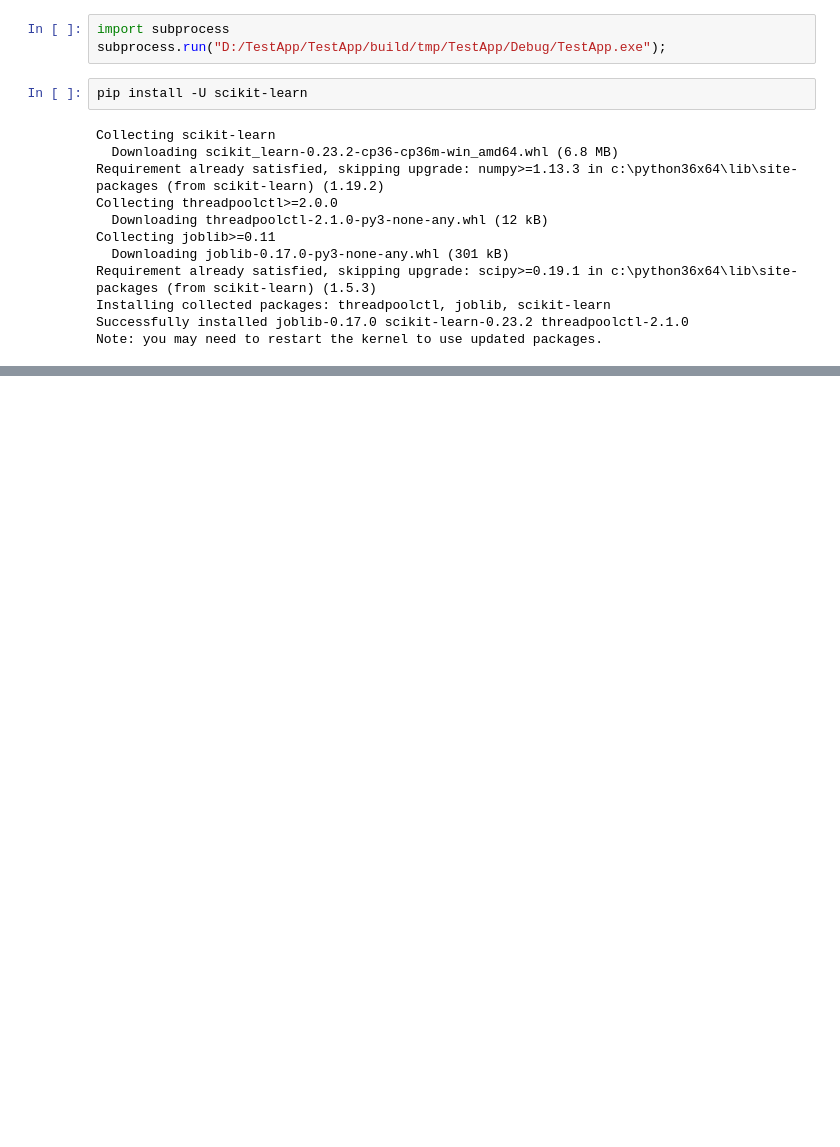
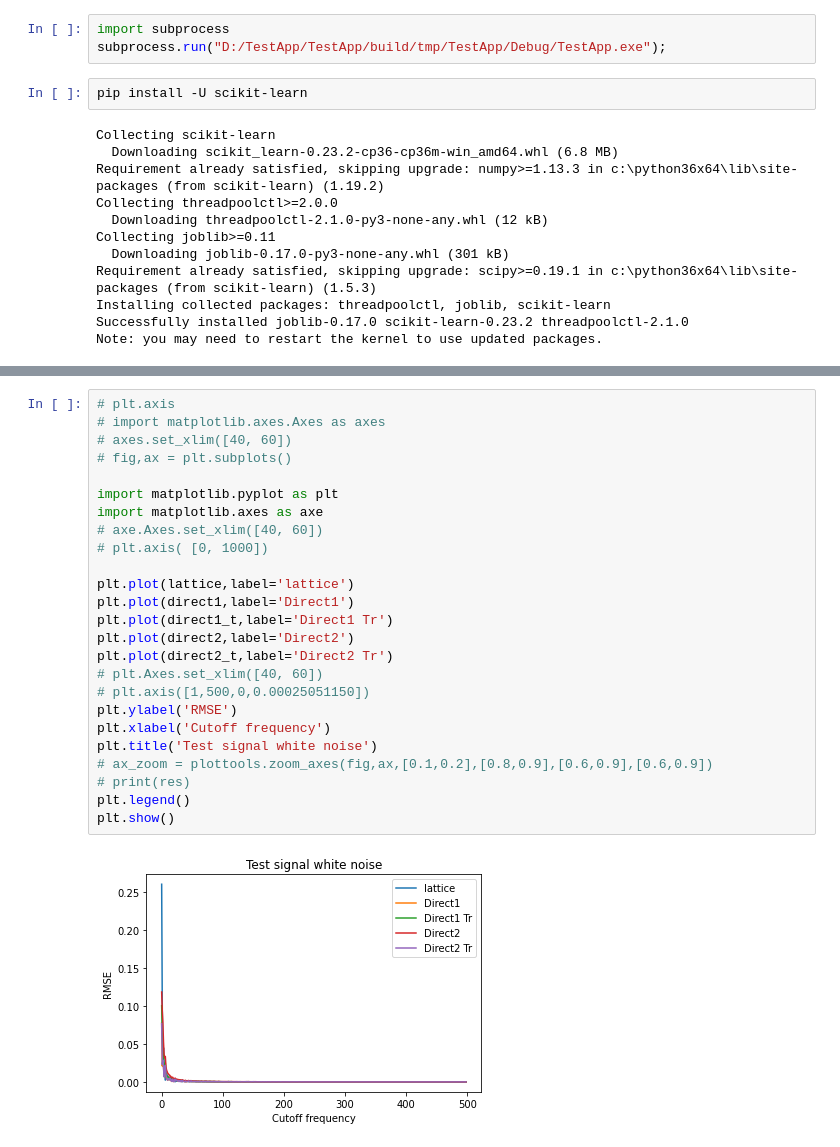
Before and after one commit to tryznav/TestApp, a Jupyter notebook: Untitled.ipynb, the cells around one changed output, grey strips where cells are left out. Cells and saved outputs as stored; diff of their text form; blank space fills up the shorter version.

```diff
--- a/Untitled.ipynb
+++ b/Untitled.ipynb
@@ -73,0 +92,27 @@ subprocess.run(['TestApp/build/tmp/TestApp/TestApp', '--apf', '--in', 'TestApp/b
+# %%
+# plt.axis
+# import matplotlib.axes.Axes as axes
+# axes.set_xlim([40, 60])
+# fig,ax = plt.subplots()
+
+import matplotlib.pyplot as plt
+import matplotlib.axes as axe
+# axe.Axes.set_xlim([40, 60])
+# plt.axis( [0, 1000])
+
+plt.plot(lattice,label='lattice')
+plt.plot(direct1,label='Direct1')
+plt.plot(direct1_t,label='Direct1 Tr')
+plt.plot(direct2,label='Direct2')
+plt.plot(direct2_t,label='Direct2 Tr')
+# plt.Axes.set_xlim([40, 60])
+# plt.axis([1,500,0,0.00025051150])
+plt.ylabel('RMSE')
+plt.xlabel('Cutoff frequency')
+plt.title('Test signal white noise')
+# ax_zoom = plottools.zoom_axes(fig,ax,[0.1,0.2],[0.8,0.9],[0.6,0.9],[0.6,0.9])
+# print(res)
+plt.legend()
+plt.show()
+# %% [output]
+[figure, added]
```
Also changed, not shown: parts of 9 cells of this notebook, 30 other files.
